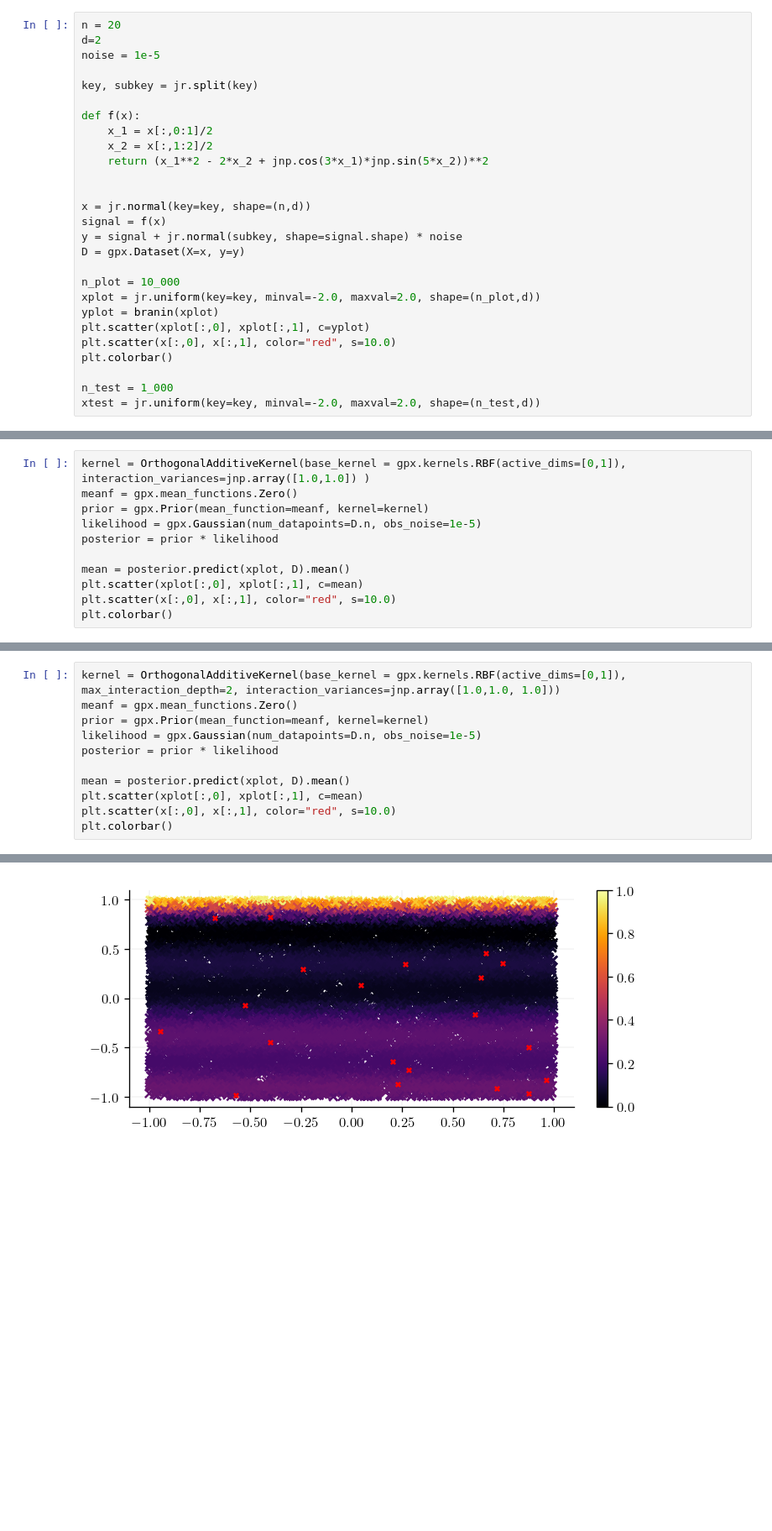
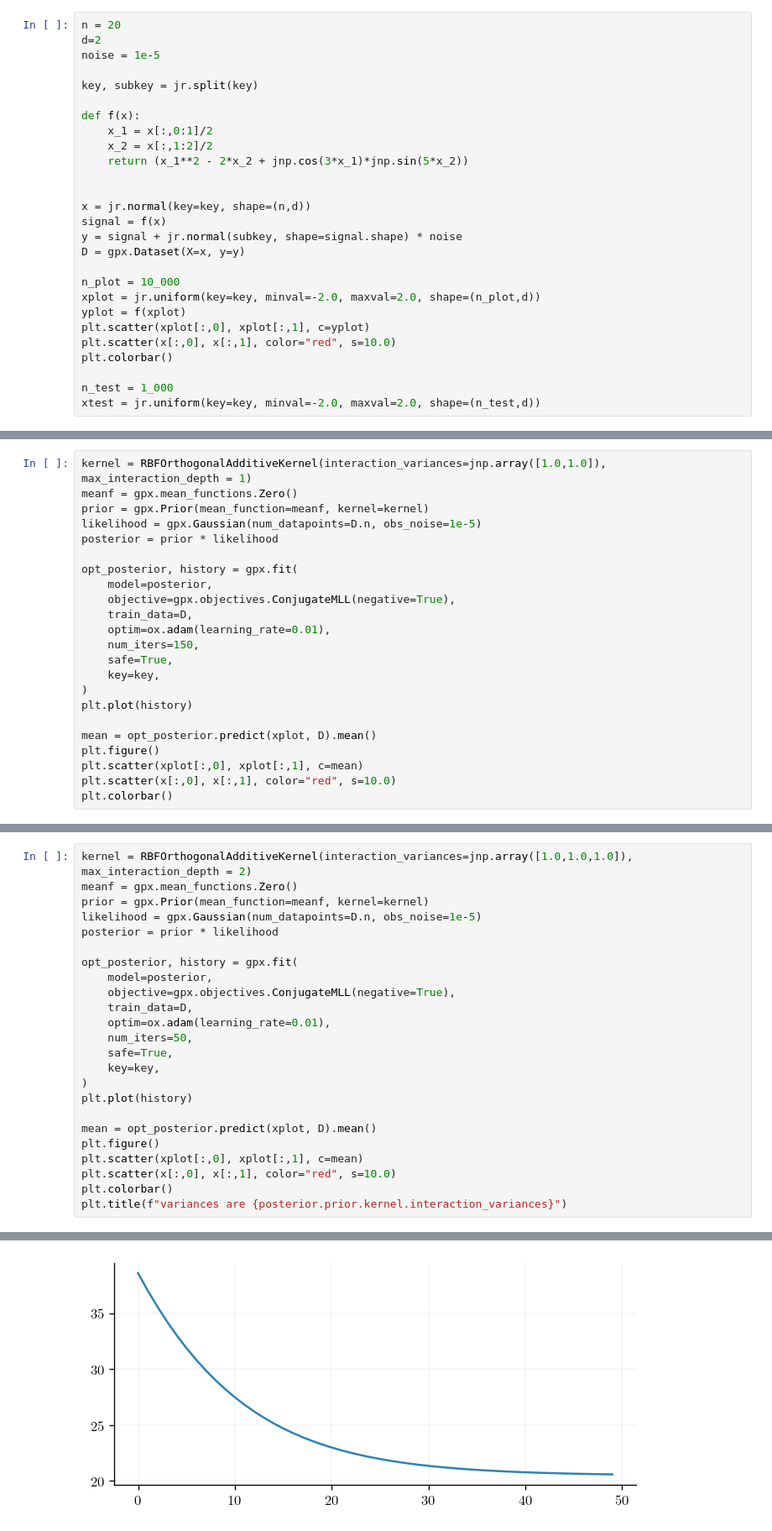
Before and after one commit to JaxGaussianProcesses/GPJax, a Jupyter notebook: docs/examples/OAK.ipynb, the cells around one changed output, grey strips where cells are left out. Shown at 84% size. Cells and saved outputs as stored; diff of their text form; blank space fills up the shorter version.

```diff
--- a/docs/examples/OAK.ipynb
+++ b/docs/examples/OAK.ipynb
@@ -52,7 +52,7 @@ key, subkey = jr.split(key)
 def f(x):
     x_1 = x[:,0:1]/2
     x_2 = x[:,1:2]/2
-    return (x_1**2 - 2*x_2 + jnp.cos(3*x_1)*jnp.sin(5*x_2))**2
+    return (x_1**2 - 2*x_2 + jnp.cos(3*x_1)*jnp.sin(5*x_2))
 
 
 x = jr.normal(key=key, shape=(n,d))
@@ -62,7 +62,7 @@ D = gpx.Dataset(X=x, y=y)
 
 n_plot = 10_000
 xplot = jr.uniform(key=key, minval=-2.0, maxval=2.0, shape=(n_plot,d))
-yplot = branin(xplot)
+yplot = f(xplot)
 plt.scatter(xplot[:,0], xplot[:,1], c=yplot)
 plt.scatter(x[:,0], x[:,1], color="red", s=10.0)
 plt.colorbar()
@@ -161,11 +152,23 @@ plt.colorbar()
 # %%
-kernel = OrthogonalAdditiveKernel(base_kernel = gpx.kernels.RBF(active_dims=[0,1]), interaction_variances=jnp.array([1.0,1.0]) )
+kernel = RBFOrthogonalAdditiveKernel(interaction_variances=jnp.array([1.0,1.0]), max_interaction_depth = 1)
 meanf = gpx.mean_functions.Zero()
 prior = gpx.Prior(mean_function=meanf, kernel=kernel)
 likelihood = gpx.Gaussian(num_datapoints=D.n, obs_noise=1e-5)
 posterior = prior * likelihood
 
-mean = posterior.predict(xplot, D).mean()
+opt_posterior, history = gpx.fit(
+    model=posterior,
+    objective=gpx.objectives.ConjugateMLL(negative=True),
+    train_data=D,
+    optim=ox.adam(learning_rate=0.01),
+    num_iters=150,
+    safe=True,
+    key=key,
+)
+plt.plot(history)
+
+mean = opt_posterior.predict(xplot, D).mean()
+plt.figure()
 plt.scatter(xplot[:,0], xplot[:,1], c=mean)
 plt.scatter(x[:,0], x[:,1], color="red", s=10.0)
 plt.colorbar()
@@ -174,12 +179,25 @@ UnboundLocalError: local variable 'kernel' referenced before assignment
 # %%
-kernel = OrthogonalAdditiveKernel(base_kernel = gpx.kernels.RBF(active_dims=[0,1]), max_interaction_depth=2, interaction_variances=jnp.array([1.0,1.0, 1.0]))
+kernel = RBFOrthogonalAdditiveKernel(interaction_variances=jnp.array([1.0,1.0,1.0]), max_interaction_depth = 2)
 meanf = gpx.mean_functions.Zero()
 prior = gpx.Prior(mean_function=meanf, kernel=kernel)
 likelihood = gpx.Gaussian(num_datapoints=D.n, obs_noise=1e-5)
 posterior = prior * likelihood
 
-mean = posterior.predict(xplot, D).mean()
+opt_posterior, history = gpx.fit(
+    model=posterior,
+    objective=gpx.objectives.ConjugateMLL(negative=True),
+    train_data=D,
+    optim=ox.adam(learning_rate=0.01),
+    num_iters=50,
+    safe=True,
+    key=key,
+)
+plt.plot(history)
+
+mean = opt_posterior.predict(xplot, D).mean()
+plt.figure()
 plt.scatter(xplot[:,0], xplot[:,1], c=mean)
 plt.scatter(x[:,0], x[:,1], color="red", s=10.0)
 plt.colorbar()
+plt.title(f"variances are {posterior.prior.kernel.interaction_variances}")
 # %% [output]
@@ -187 +205 @@ plt.colorbar()
-[figure, old version]
+[figure, new version]
```
Also changed, not shown: parts of 12 cells of this notebook.
